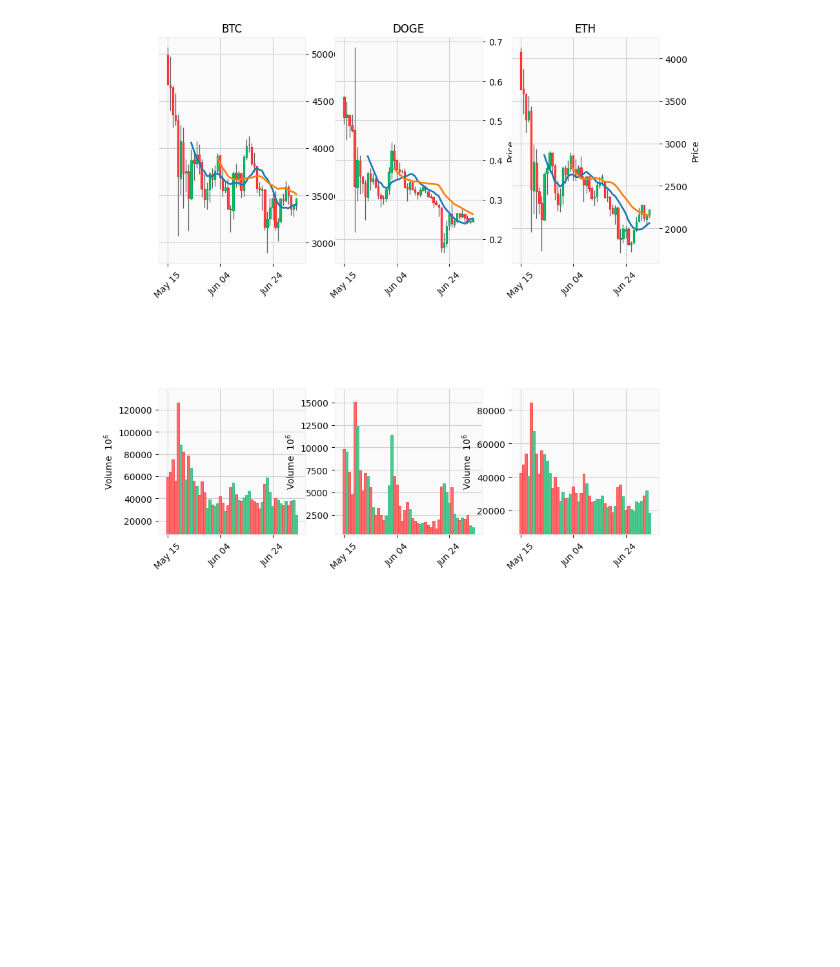
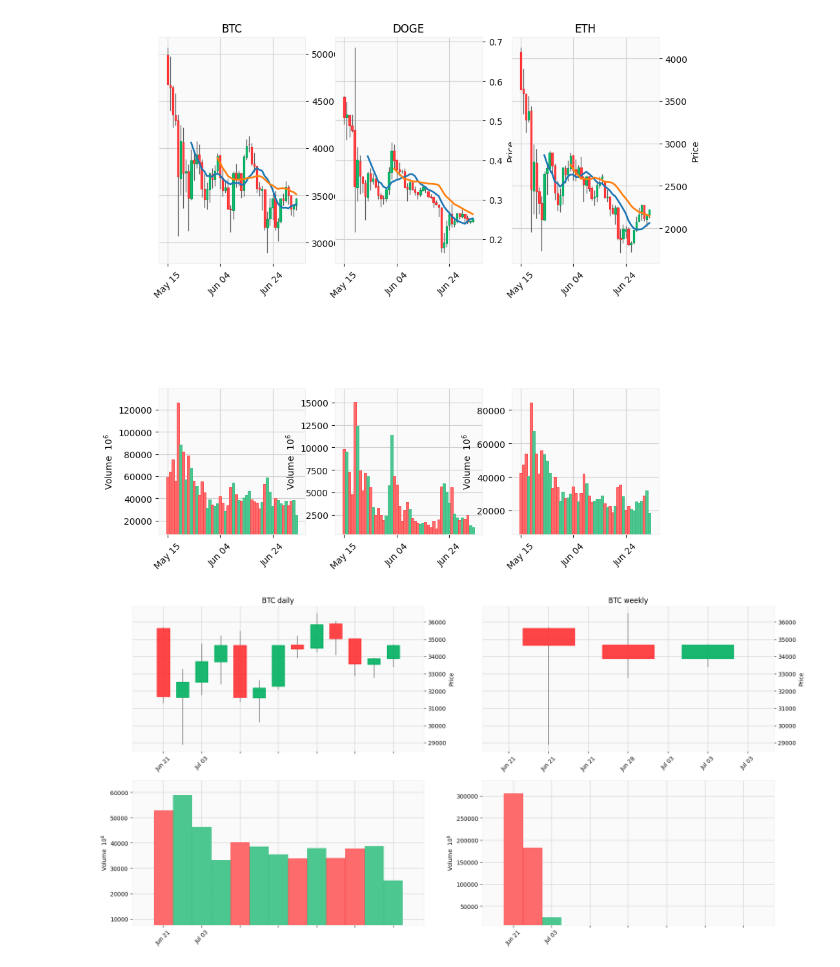
Before and after one commit to distractedm1nd/mar2moon, a Jupyter notebook: scripts/CoinPriceAnalysis.ipynb, the cells around one changed output. Saved outputs shown, nothing was run; the diff lists cells and outputs as text; code cells hidden in the pictures; blank space fills up the shorter version.

```diff
--- a/scripts/CoinPriceAnalysis.ipynb
+++ b/scripts/CoinPriceAnalysis.ipynb
@@ -146,3 +146,21 @@ mpf.plot(doge_data.tail(50), type = 'candle', ax = ax2, volume = av2, mav = (10,
 mpf.plot(eth_data.tail(50), type = 'candle', ax = ax3, volume = av3, mav = (10,20), axtitle = 'ETH')
 # %% [output]
 [figure]
+# %%
+# Day Chart vs. Week Chart
+btc_daily_data = pd.read_csv(btc_path + btc_daily_2y_file, parse_dates = True, index_col = 0)
+btc_daily_data.index.name = 'Date'
+btc_weekly_data = pd.read_csv(btc_path + btc_weekly_2y_file, parse_dates = True, index_col = 0)
+btc_weekly_data.index.name = 'Date'
+btc_daily_data = btc_daily_data.loc['2021-06-21':'2021-07-03']
+btc_weekly_data = btc_weekly_data['2021-06-21':'2021-07-03']
+fig = mpf.figure(figsize = (20,10), style = 'yahoo')
+ax1 = fig.add_subplot(2,2,1)
+ax2 = fig.add_subplot(2,2,2)
+
+av1 = fig.add_subplot(2,2,3, sharex = ax1)
+av2 = fig.add_subplot(2,2,4, sharex = ax1)
+mpf.plot(btc_daily_data, type = 'candle', ax = ax1, volume = av1, axtitle = 'BTC daily')
+mpf.plot(btc_weekly_data, type = 'candle', ax = ax2, volume = av2, axtitle = 'BTC weekly')
+# %% [output]
+[figure, added]
```
